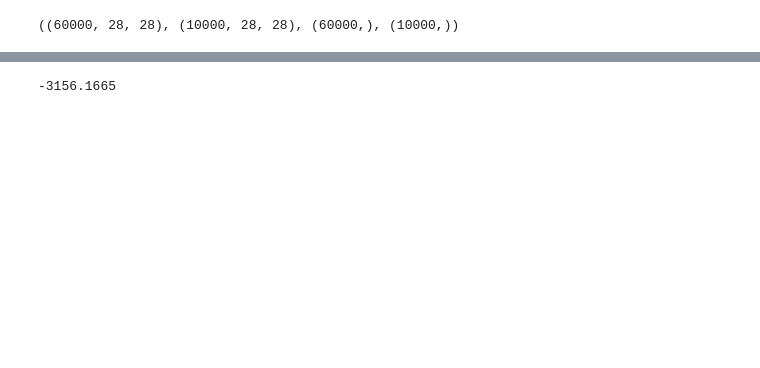
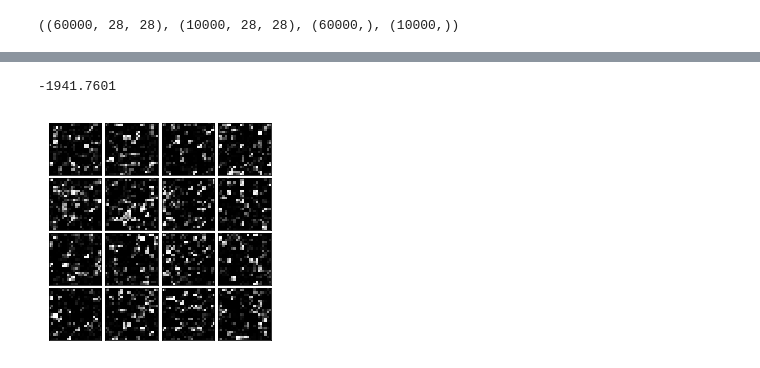
Before and after one commit to kmkolasinski/deep-learning-notes, a Jupyter notebook: seminars/normalizing-flows/Mnist.ipynb, the cells around one changed output, grey strips where cells are left out. Saved outputs shown, nothing was run; the diff lists cells and outputs as text; code cells hidden in the pictures; blank space fills up the shorter version.

```diff
--- a/seminars/normalizing-flows/Mnist.ipynb
+++ b/seminars/normalizing-flows/Mnist.ipynb
@@ -40,5 +42,14 @@ x_train_samples.eval().shape, x_train_samples.eval().max()
+# %%
+nn_template_fn = nets.ResentTemplate(
+    units_factor=6, num_blocks=3
+)
 # %%
-layers, actnorm_layers = nets.create_simple_flow(num_steps=1, num_scales=3)
+layers, actnorm_layers = nets.create_simple_flow(
+    num_steps=5,
+    num_scales=3,
+    template_fn=nn_template_fn
+)
+# create model
 images = x_train_samples
 flow = fl.InputLayer(images)
 model_flow = fl.ChainLayer(layers)
@@ -71,11 +82,13 @@ output_flow
 # %%
 tfd = tf.contrib.distributions
+
+beta_ph = tf.placeholder(tf.float32, [])
 
 y_flatten = tf.reshape(y, [batch_size, -1])
 z_flatten = tf.reshape(z, [batch_size, -1])
 
-prior_y = tfd.MultivariateNormalDiag(loc=tf.zeros_like(y_flatten))
-prior_z = tfd.MultivariateNormalDiag(loc=tf.zeros_like(z_flatten))
+prior_y = tfd.MultivariateNormalDiag(loc=tf.zeros_like(y_flatten), scale_diag=beta_ph * tf.ones_like(y_flatten))
+prior_z = tfd.MultivariateNormalDiag(loc=tf.zeros_like(z_flatten), scale_diag=beta_ph * tf.ones_like(z_flatten))
 
 log_prob_y =  prior_y.log_prob(y_flatten)
 log_prob_z =  prior_z.log_prob(z_flatten)
@@ -145,4 +190,9 @@ sess.run(train_op)
-# %%
-total_loss.eval()
-# %% [output]
--3156.1665
+# %%
+total_loss.eval(feed_dict={lr_ph: 0.0, beta_ph: 1.0})
+# %% [output]
+-1941.7601
+# %%
+x_samples_np = x_flow_sampled.eval(feed_dict={lr_ph: 0.0, beta_ph: 1.0})
+utils.plot_4x4_grid(x_samples_np, shape=x_samples_np.shape[1:3])
+# %% [output]
+[figure, added]
```
Also changed, not shown: parts of 34 cells of this notebook.
